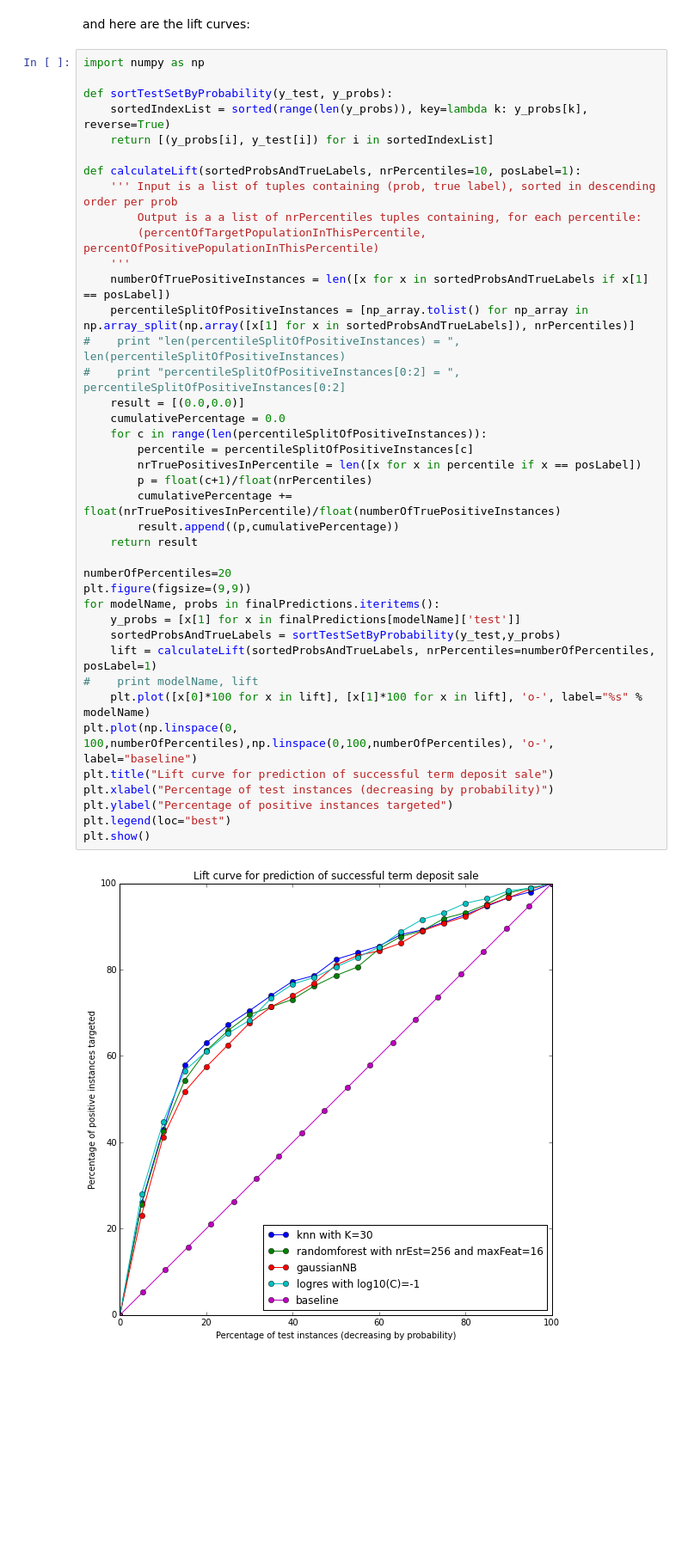
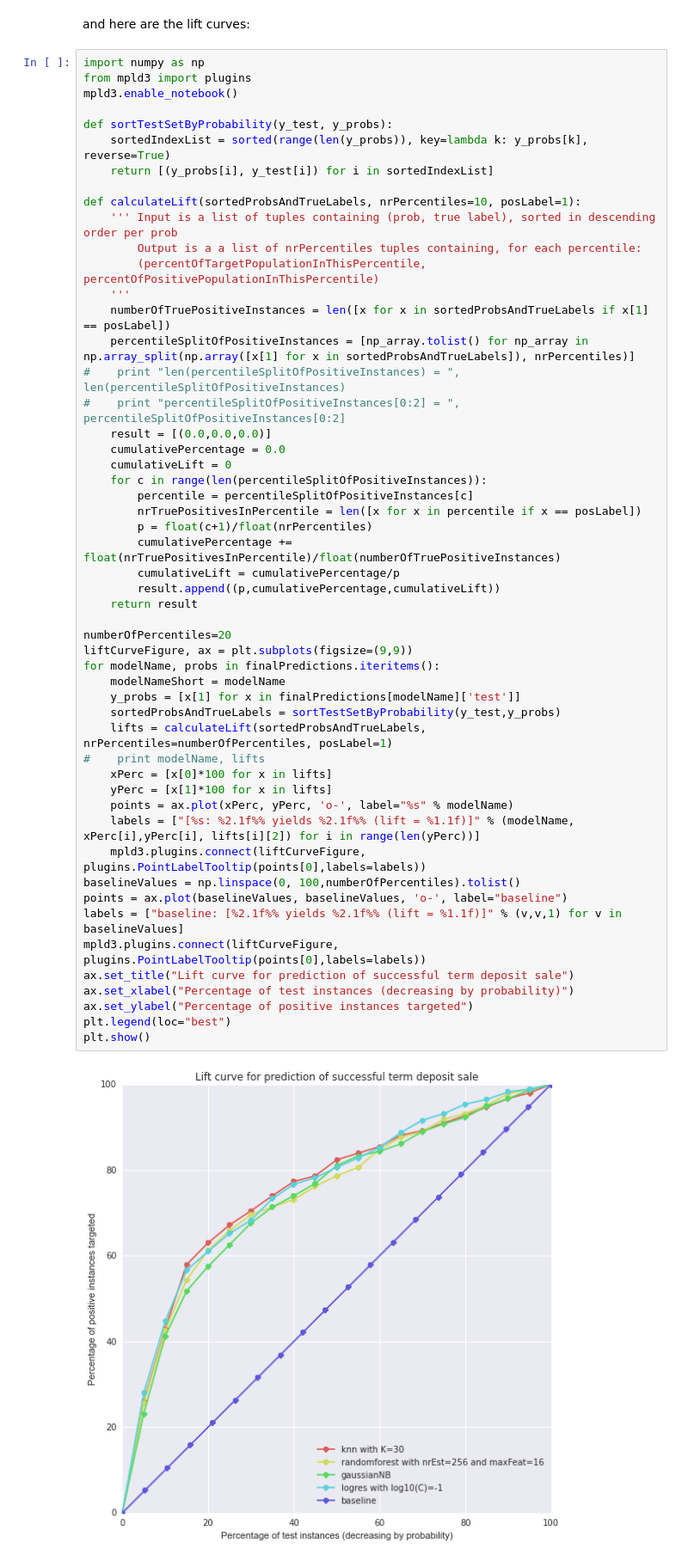
Before and after one commit to fdurant/mcnulty_banking, a Jupyter notebook: project_mcnulty_banking.ipynb, the cells around one changed output. Shown at 86% size. Cells and saved outputs as stored; diff of their text form; blank space fills up the shorter version.

Commit message:
Made the lift curve interactive using the mlpd3 package

```diff
--- a/project_mcnulty_banking.ipynb
+++ b/project_mcnulty_banking.ipynb
@@ -467,43 +467,55 @@ Predicting probabilities for logres with log10(C)=-1 model ... done
 and here are the lift curves:
 # %%
 import numpy as np
+from mpld3 import plugins
+mpld3.enable_notebook()
 
 def sortTestSetByProbability(y_test, y_probs):
     sortedIndexList = sorted(range(len(y_probs)), key=lambda k: y_probs[k], reverse=True)
     return [(y_probs[i], y_test[i]) for i in sortedIndexList]
 
 def calculateLift(sortedProbsAndTrueLabels, nrPercentiles=10, posLabel=1):
     ''' Input is a list of tuples containing (prob, true label), sorted in descending order per prob
         Output is a a list of nrPercentiles tuples containing, for each percentile:
         (percentOfTargetPopulationInThisPercentile, percentOfPositivePopulationInThisPercentile)
     '''
     numberOfTruePositiveInstances = len([x for x in sortedProbsAndTrueLabels if x[1] == posLabel])
     percentileSplitOfPositiveInstances = [np_array.tolist() for np_array in np.array_split(np.array([x[1] for x in sortedProbsAndTrueLabels]), nrPercentiles)]
 #    print "len(percentileSplitOfPositiveInstances) = ", len(percentileSplitOfPositiveInstances)
 #    print "percentileSplitOfPositiveInstances[0:2] = ", percentileSplitOfPositiveInstances[0:2]
-    result = [(0.0,0.0)]
+    result = [(0.0,0.0,0.0)]
     cumulativePercentage = 0.0
+    cumulativeLift = 0
     for c in range(len(percentileSplitOfPositiveInstances)):
         percentile = percentileSplitOfPositiveInstances[c]
         nrTruePositivesInPercentile = len([x for x in percentile if x == posLabel])
         p = float(c+1)/float(nrPercentiles)
         cumulativePercentage += float(nrTruePositivesInPercentile)/float(numberOfTruePositiveInstances)
-        result.append((p,cumulativePercentage))
+        cumulativeLift = cumulativePercentage/p
+        result.append((p,cumulativePercentage,cumulativeLift))
     return result
 
 numberOfPercentiles=20
-plt.figure(figsize=(9,9))
+liftCurveFigure, ax = plt.subplots(figsize=(9,9))
 for modelName, probs in finalPredictions.iteritems():
+    modelNameShort = modelName
     y_probs = [x[1] for x in finalPredictions[modelName]['test']]
     sortedProbsAndTrueLabels = sortTestSetByProbability(y_test,y_probs)
-    lift = calculateLift(sortedProbsAndTrueLabels, nrPercentiles=numberOfPercentiles, posLabel=1)
-#    print modelName, lift
-    plt.plot([x[0]*100 for x in lift], [x[1]*100 for x in lift], 'o-', label="%s" % modelName)
-plt.plot(np.linspace(0, 100,numberOfPercentiles),np.linspace(0,100,numberOfPercentiles), 'o-', label="baseline")
-plt.title("Lift curve for prediction of successful term deposit sale")
-plt.xlabel("Percentage of test instances (decreasing by probability)")
-plt.ylabel("Percentage of positive instances targeted")
+    lifts = calculateLift(sortedProbsAndTrueLabels, nrPercentiles=numberOfPercentiles, posLabel=1)
+#    print modelName, lifts
+    xPerc = [x[0]*100 for x in lifts]
+    yPerc = [x[1]*100 for x in lifts]
+    points = ax.plot(xPerc, yPerc, 'o-', label="%s" % modelName)
+    labels = ["[%s: %2.1f%% yields %2.1f%% (lift = %1.1f)]" % (modelName, xPerc[i],yPerc[i], lifts[i][2]) for i in range(len(yPerc))]
+    mpld3.plugins.connect(liftCurveFigure, plugins.PointLabelTooltip(points[0],labels=labels))
+baselineValues = np.linspace(0, 100,numberOfPercentiles).tolist()
+points = ax.plot(baselineValues, baselineValues, 'o-', label="baseline")
+labels = ["baseline: [%2.1f%% yields %2.1f%% (lift = %1.1f)]" % (v,v,1) for v in baselineValues]
+mpld3.plugins.connect(liftCurveFigure, plugins.PointLabelTooltip(points[0],labels=labels))
+ax.set_title("Lift curve for prediction of successful term deposit sale")
+ax.set_xlabel("Percentage of test instances (decreasing by probability)")
+ax.set_ylabel("Percentage of positive instances targeted")
 plt.legend(loc="best")
 plt.show()
 # %% [output]
-[figure, old version]
+[figure, new version]
```
